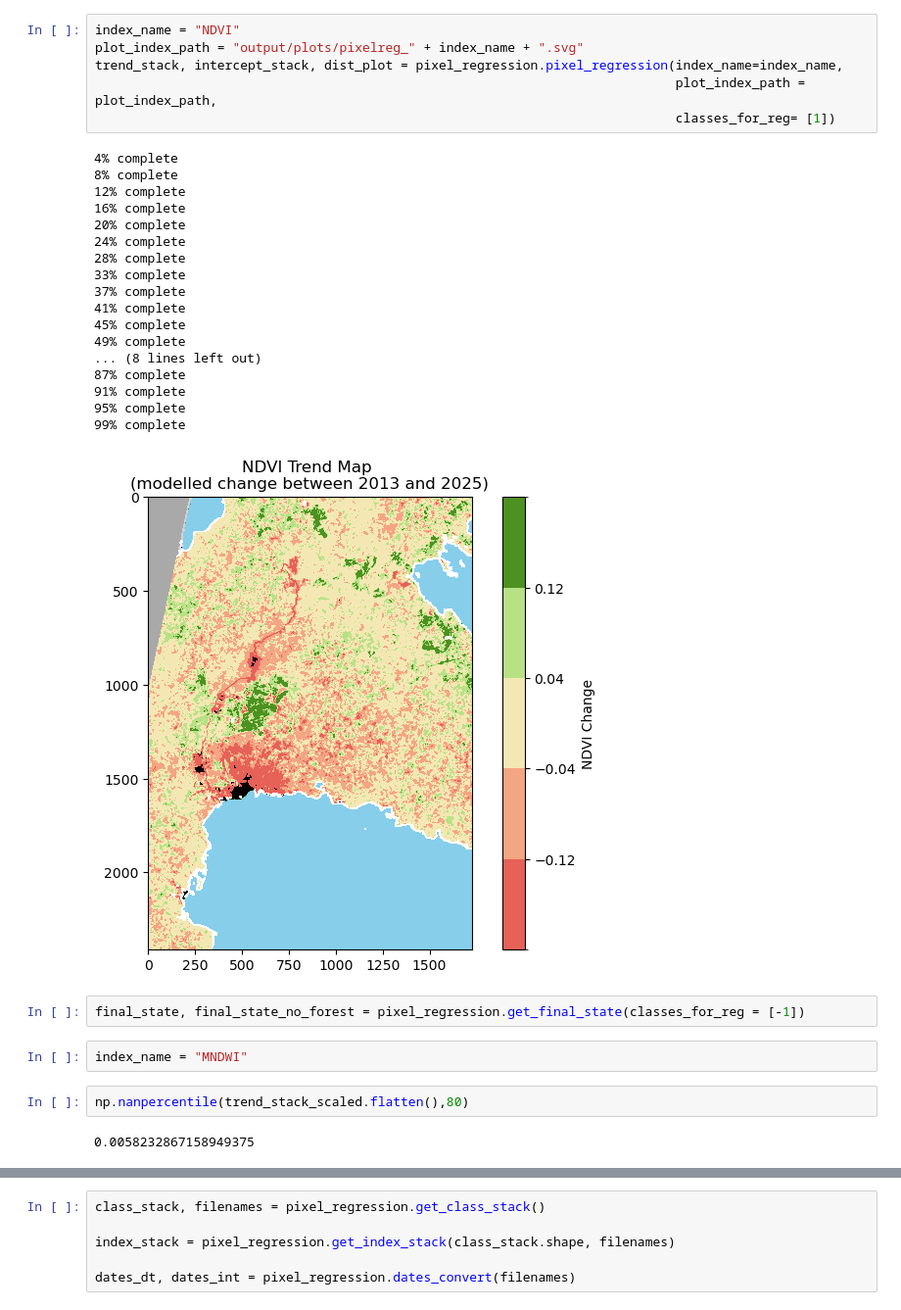
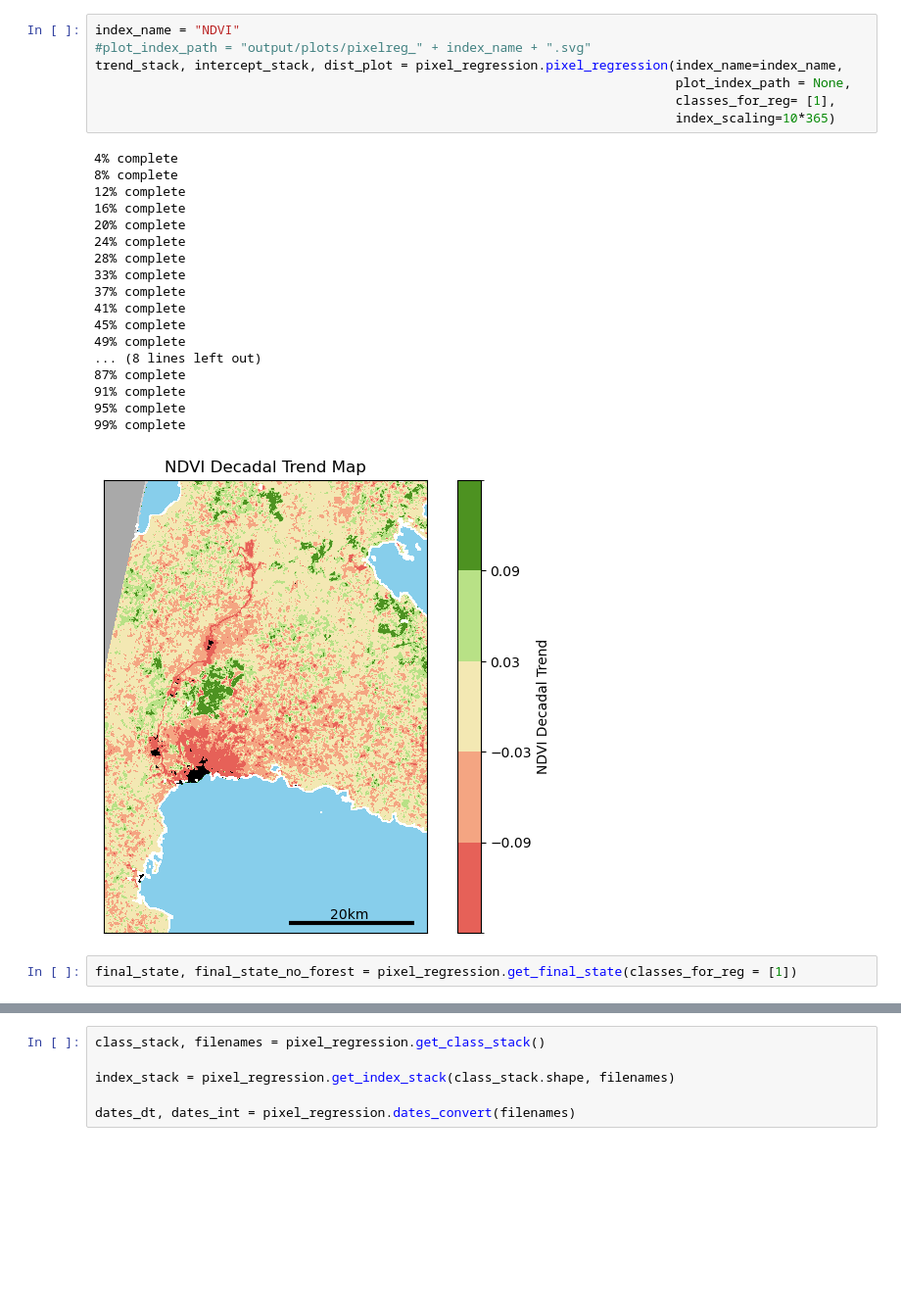
Before and after one commit to alterandos/wedabaywatch, a Jupyter notebook: pixel_regression.ipynb, the cells around one changed output, grey strips where cells are left out. Shown at 98% size. Saved outputs shown, nothing was run; the diff lists cells and outputs as text; blank space fills up the shorter version.

```diff
--- a/pixel_regression.ipynb
+++ b/pixel_regression.ipynb
@@ -92,33 +95,28 @@ for index_name in np_index_names:
 # %%
 index_name = "NDVI"
-plot_index_path = "output/plots/pixelreg_" + index_name + ".svg"
+#plot_index_path = "output/plots/pixelreg_" + index_name + ".svg"
 trend_stack, intercept_stack, dist_plot = pixel_regression.pixel_regression(index_name=index_name,
-                                                                            plot_index_path = plot_index_path,
-                                                                            classes_for_reg= [1])
+                                                                            plot_index_path = None,
+                                                                            classes_for_reg= [1],
+                                                                            index_scaling=10*365)
 # %% [output]
 4% complete
 8% complete
 12% complete
 16% complete
 20% complete
 24% complete
 28% complete
 33% complete
 37% complete
 41% complete
 45% complete
 49% complete
 ... (8 lines left out)
 87% complete
 91% complete
 95% complete
 99% complete
-[figure, old version]
+[figure, new version]
 # %%
-final_state, final_state_no_forest = pixel_regression.get_final_state(classes_for_reg = [-1])
+final_state, final_state_no_forest = pixel_regression.get_final_state(classes_for_reg = [1])
-# %%
-index_name = "MNDWI"
-# %%
-np.nanpercentile(trend_stack_scaled.flatten(),80)
-# %% [output]
-0.0058232867158949375
```
Also changed, not shown: parts of 12 cells of this notebook, 13 other files.
